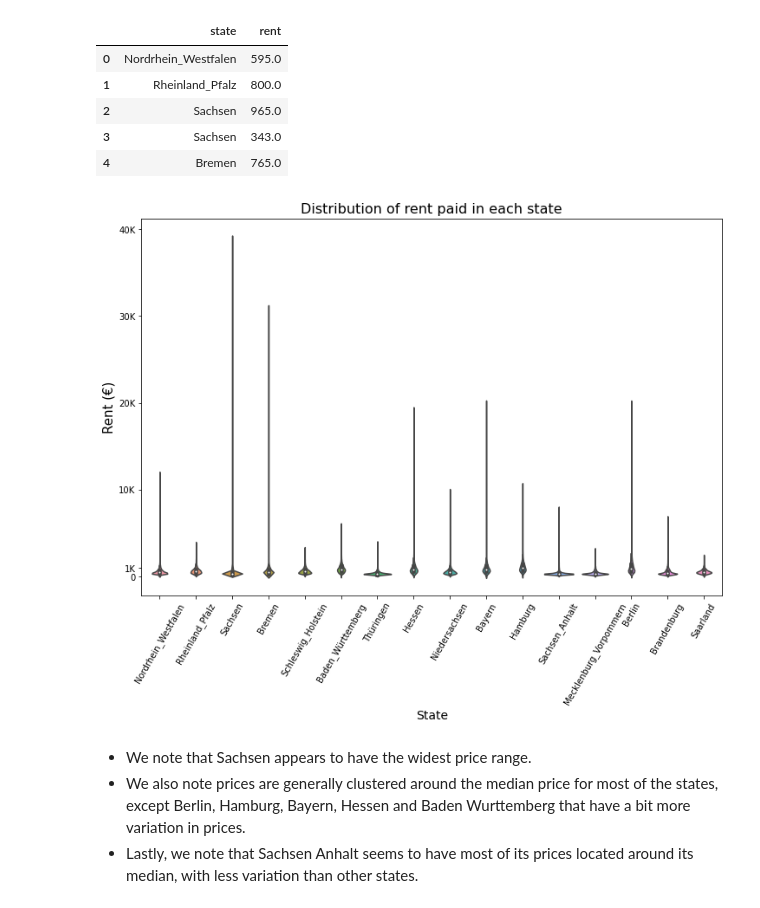
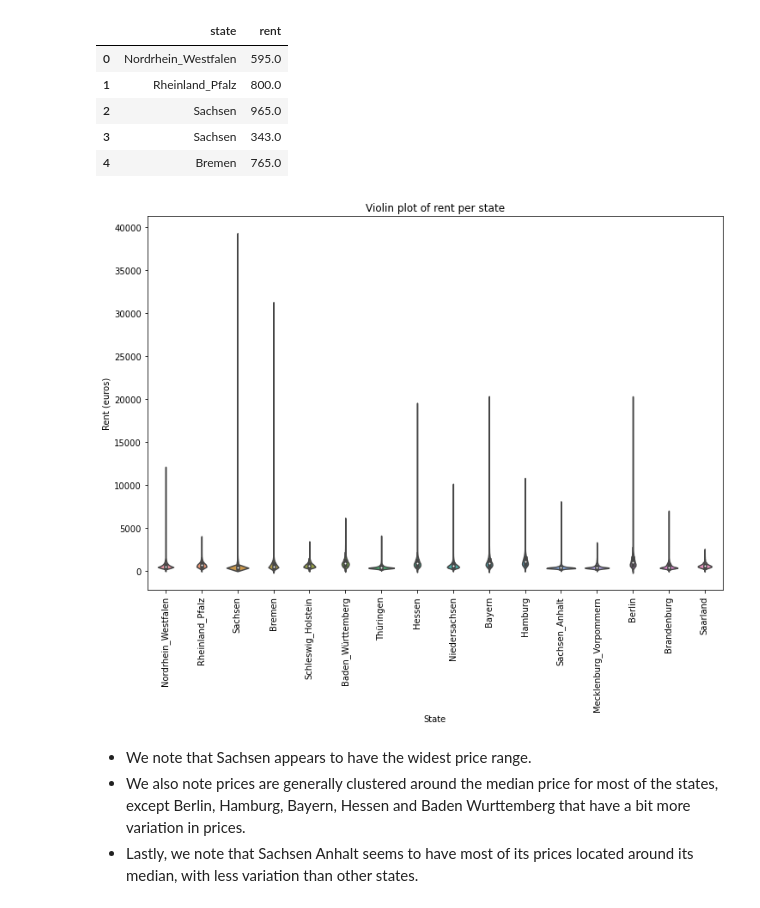
Before and after one commit to femi-lujo/germany_rental_apartments, a Jupyter notebook: notebooks/B_exploratory_data_analysis.ipynb, the cells around one changed output. Cells and saved outputs as stored; diff of their text form; code cells hidden in the pictures.

```diff
--- a/notebooks/B_exploratory_data_analysis.ipynb
+++ b/notebooks/B_exploratory_data_analysis.ipynb
@@ -34,7 +32,7 @@ from fuzzywuzzy import fuzz
 ## 4.1 Rentals data
 # %%
 #Load rentals and view data
-rentals = pd.read_csv('..\data\processed\\rentals_cleaned.csv')
+rentals = pd.read_csv('..\data\processed\\rentals_cleaned4.csv')
 # %%
 rentals_eda = rentals.copy()
 # %%
@@ -153,14 +150,13 @@ state_rent.head()
 # %%
 #Create violinplot that shows the range and distribution of rent per state
 plt.subplots(figsize=(12, 8))
 sns.violinplot(x= 'state', y= 'rent', data= state_rent)
-plt.title('Distribution of rent paid in each state', fontsize = 16)
-plt.xlabel('State', fontsize = 14)
-plt.ylabel('Rent (€)', fontsize = 15)
-plt.xticks(rotation= 60)
-plt.yticks([0, 1000, 10_000, 20_000, 30_000, 40_000], ['0', '1K', '10K', '20K', '30K', '40K']);
+plt.xticks(rotation='vertical')
+plt.ylabel('Rent (euros)')
+plt.xlabel('State')
+plt.title('Violin plot of rent per state');
 # %% [output]
-[figure, old version]
+[figure, new version]
 # %% [markdown]
 - We note that Sachsen appears to have the widest price range.
 - We also note prices are generally clustered around the median price for most of the states, except Berlin, Hamburg, Bayern, Hessen and Baden Wurttemberg that have a bit more variation in prices.
```
Also changed, not shown: parts of 107 cells of this notebook, 1 other file.
